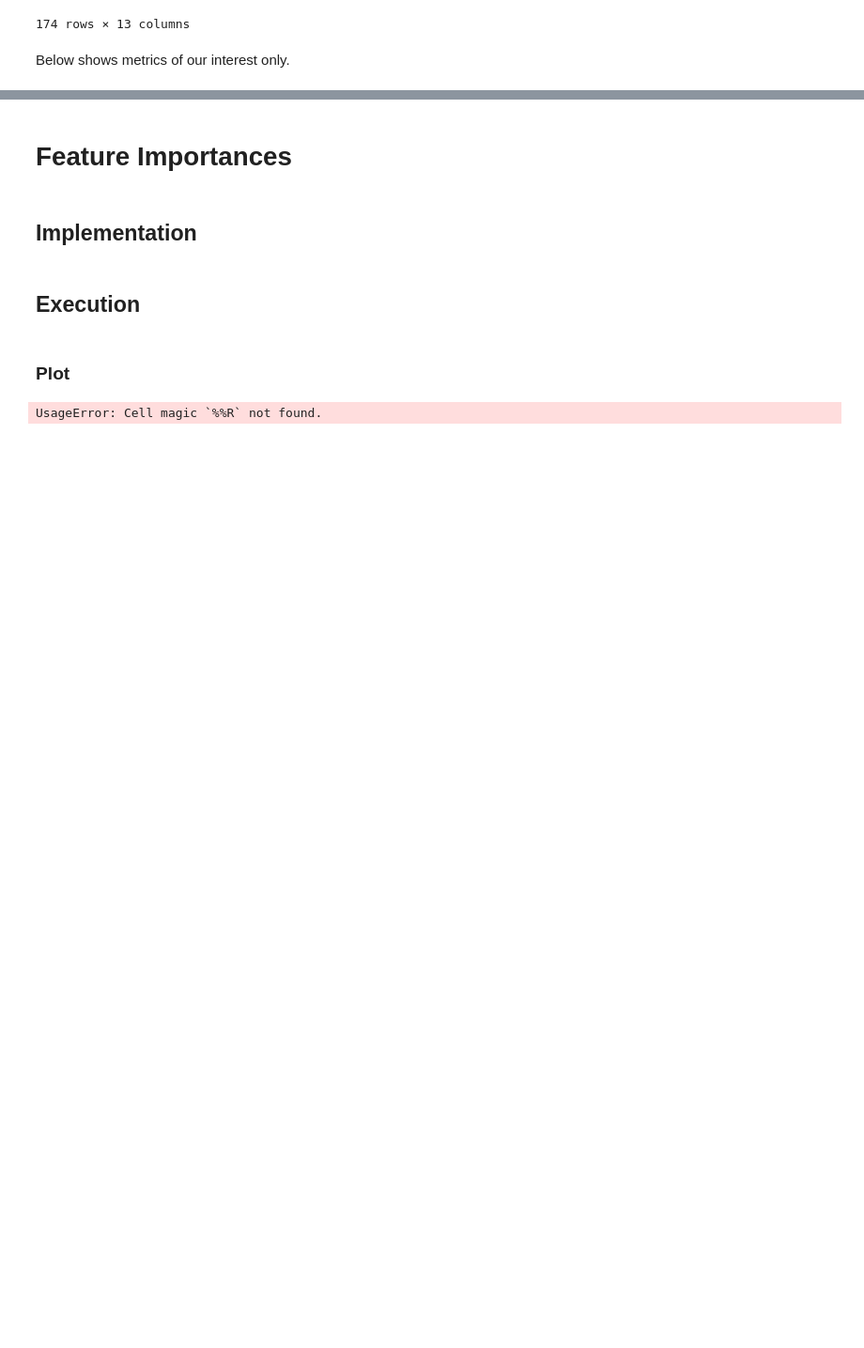
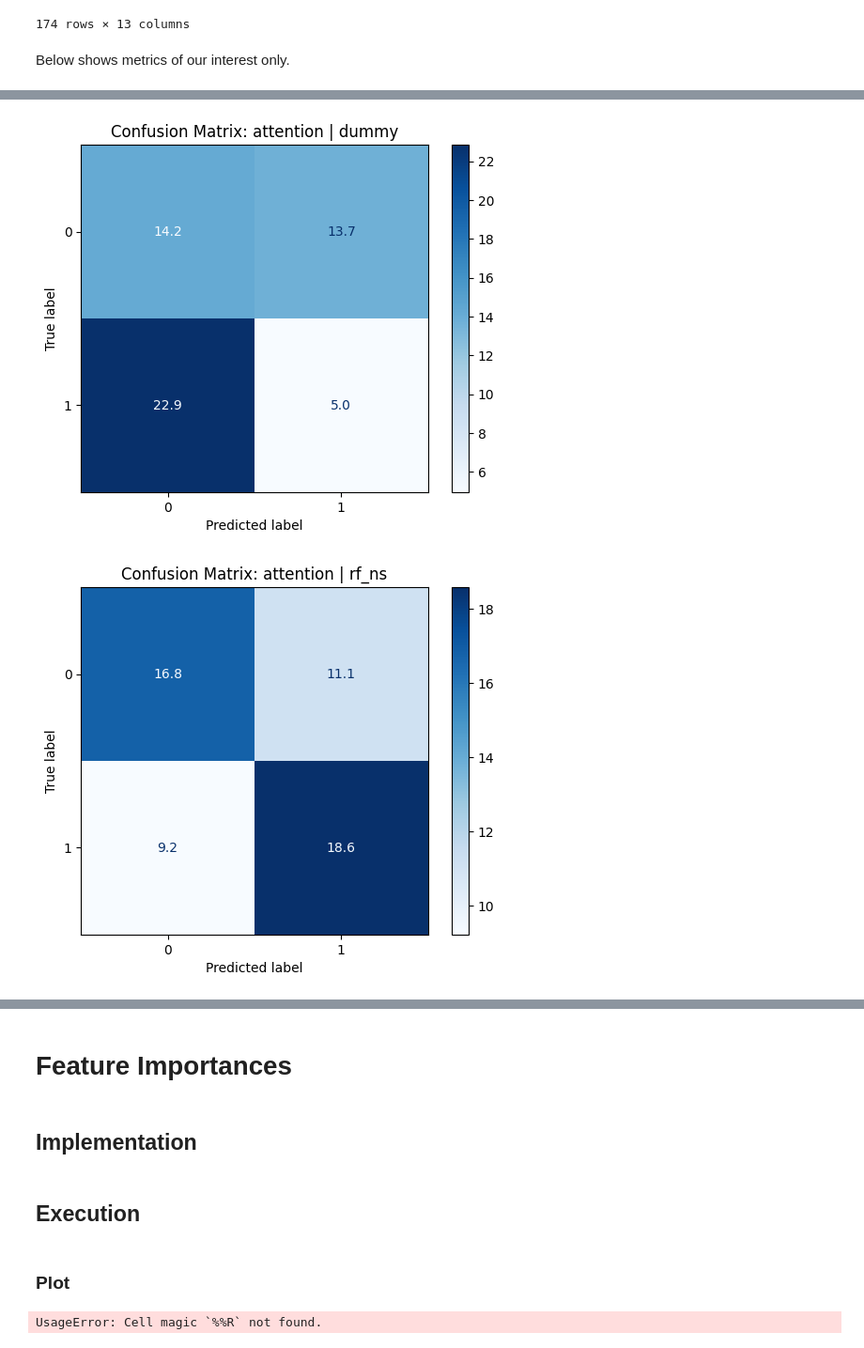
Before and after one commit to moovingsloth/wearable-attention-fatigue, a Jupyter notebook: base_final.ipynb, the cells around one changed output, grey strips where cells are left out. Shown at 94% size. Saved outputs shown, nothing was run; the diff lists cells and outputs as text; code cells hidden in the pictures; blank space fills up the shorter version.

Commit message:
confusion matrix 추가

```diff
--- a/base_final.ipynb
+++ b/base_final.ipynb
@@ -1691 +1691,32 @@ SUB_SUMMARY_EVAL
 |  | xgb_ns | 33.894 (2.108) | 0.603 (0.1) | 0.521 (0.207) | 0.545 (0.199) | 0.533 (0.076) | 27.915 (13.619) | 27.809 (13.352) | ... |
+# %%
+import matplotlib.pyplot as plt
+from sklearn.metrics import ConfusionMatrixDisplay
+import numpy as np
+
+# confusion matrix 관련 metric만 필터링
+cm_metrics = ['true_0_pred_0', 'true_0_pred_1', 'true_1_pred_0', 'true_1_pred_1']
+cm_data = SUMMARY_EVAL[SUMMARY_EVAL['metric'].isin([f'test_{m}' for m in cm_metrics])]
+
+# label, alg 단위로 시각화
+for (label, alg), group in cm_data.groupby(['label', 'alg']):
+    try:
+        cm = np.array([
+            [
+                group.loc[group['metric'] == 'test_true_0_pred_0', 'mean'].values[0],
+                group.loc[group['metric'] == 'test_true_0_pred_1', 'mean'].values[0],
+            ],
+            [
+                group.loc[group['metric'] == 'test_true_1_pred_0', 'mean'].values[0],
+                group.loc[group['metric'] == 'test_true_1_pred_1', 'mean'].values[0],
+            ]
+        ])
+        disp = ConfusionMatrixDisplay(confusion_matrix=cm, display_labels=[0, 1])
+        disp.plot(cmap='Blues', values_format='.1f')
+        plt.title(f'Confusion Matrix: {label} | {alg}')
+        plt.show()
+    except Exception as e:
+        print(f"[{label}, {alg}] error: {e}")
+# %% [output]
+[figure, added]
+[figure, added]
```
Also changed, not shown: parts of 4 cells of this notebook.
